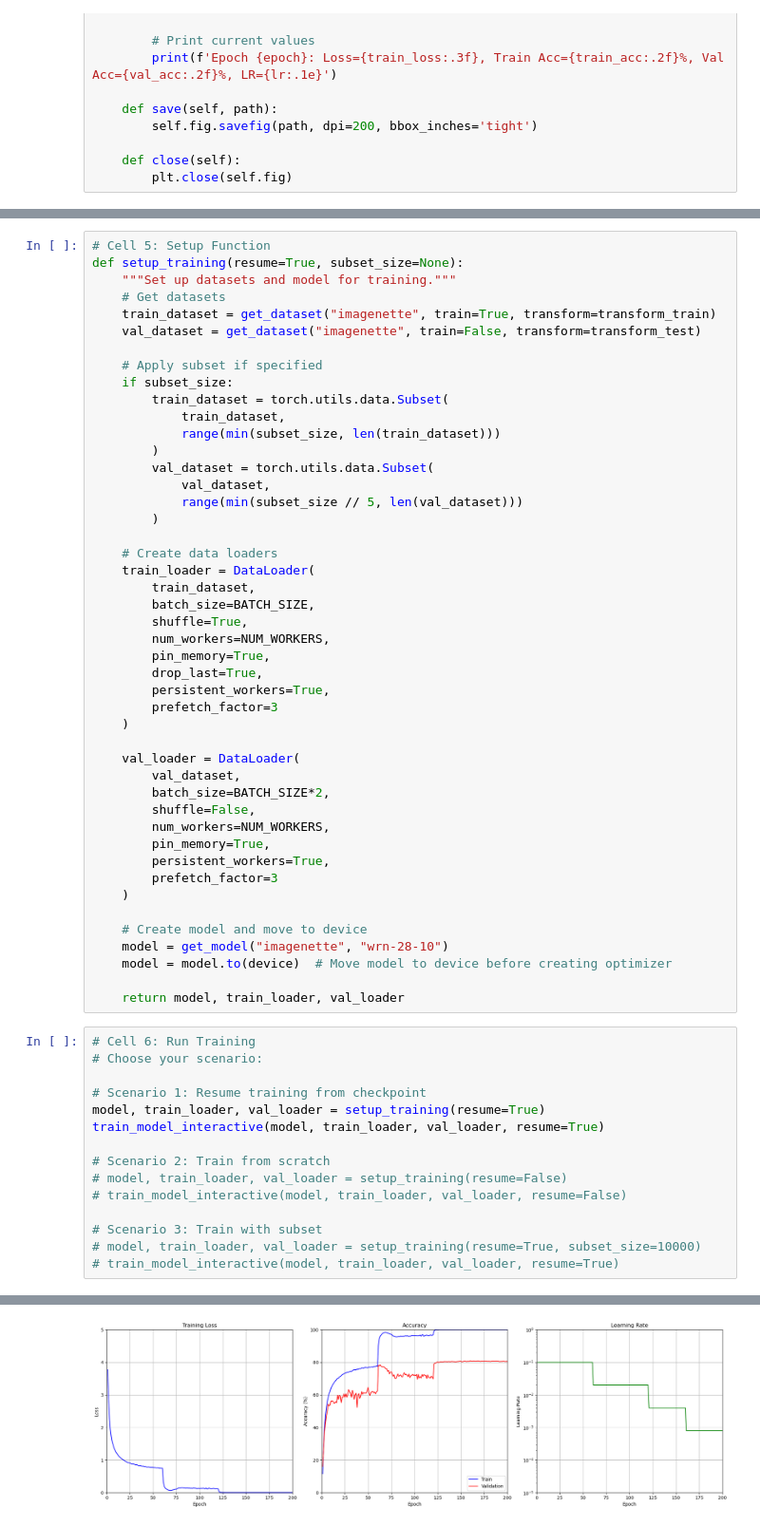
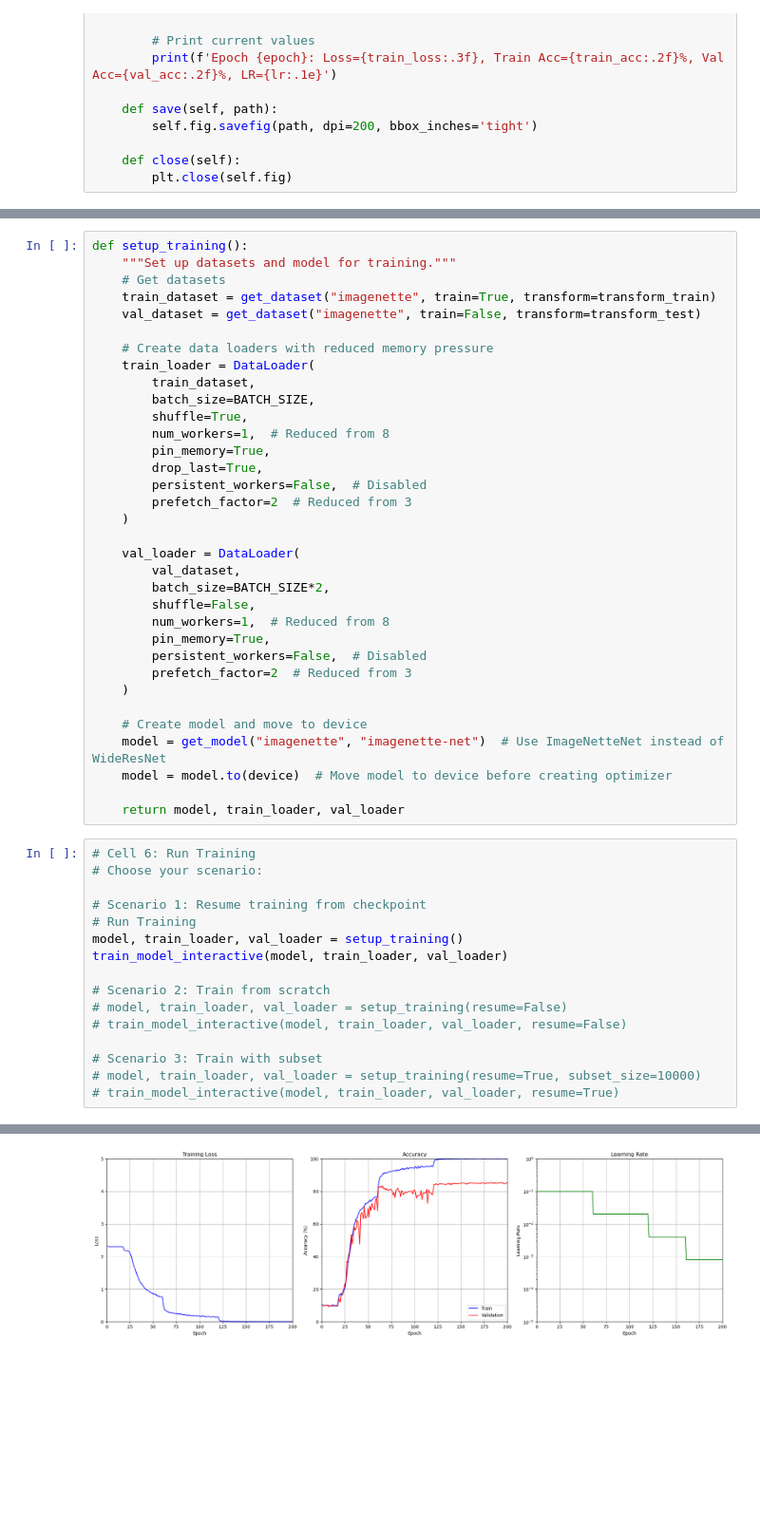
Before and after one commit to briancphillips/claasify5, a Jupyter notebook: examples/interactive_training_imagenette.ipynb, the cells around one changed output, grey strips where cells are left out. Shown: that part at 95% size. Cells and saved outputs as stored; diff of their text form; blank space fills up the shorter version.

```diff
--- a/examples/interactive_training_imagenette.ipynb
+++ b/examples/interactive_training_imagenette.ipynb
@@ -336,66 +344,55 @@ def train_model_interactive(model, train_loader, val_loader, epochs=200, resume=
     logger.info(f'Training completed. Best accuracy: {best_acc:.2f}%')
     return best_acc > 50
 # %%
-# Cell 5: Setup Function
-def setup_training(resume=True, subset_size=None):
+def setup_training():
     """Set up datasets and model for training."""
     # Get datasets
     train_dataset = get_dataset("imagenette", train=True, transform=transform_train)
     val_dataset = get_dataset("imagenette", train=False, transform=transform_test)
 
-    # Apply subset if specified
-    if subset_size:
-        train_dataset = torch.utils.data.Subset(
-            train_dataset,
-            range(min(subset_size, len(train_dataset)))
-        )
-        val_dataset = torch.utils.data.Subset(
-            val_dataset,
-            range(min(subset_size // 5, len(val_dataset)))
-        )
-
-    # Create data loaders
+    # Create data loaders with reduced memory pressure
     train_loader = DataLoader(
         train_dataset,
         batch_size=BATCH_SIZE,
         shuffle=True,
-        num_workers=NUM_WORKERS,
+        num_workers=1,  # Reduced from 8
         pin_memory=True,
         drop_last=True,
-        persistent_workers=True,
-        prefetch_factor=3
+        persistent_workers=False,  # Disabled
+        prefetch_factor=2  # Reduced from 3
     )
 
     val_loader = DataLoader(
         val_dataset,
         batch_size=BATCH_SIZE*2,
         shuffle=False,
-        num_workers=NUM_WORKERS,
+        num_workers=1,  # Reduced from 8
         pin_memory=True,
-        persistent_workers=True,
-        prefetch_factor=3
+        persistent_workers=False,  # Disabled
+        prefetch_factor=2  # Reduced from 3
     )
 
     # Create model and move to device
-    model = get_model("imagenette", "wrn-28-10")
+    model = get_model("imagenette", "imagenette-net")  # Use ImageNetteNet instead of WideResNet
     model = model.to(device)  # Move model to device before creating optimizer
 
     return model, train_loader, val_loader
 # %%
 # Cell 6: Run Training
 # Choose your scenario:
 
 # Scenario 1: Resume training from checkpoint
-model, train_loader, val_loader = setup_training(resume=True)
-train_model_interactive(model, train_loader, val_loader, resume=True)
+# Run Training
+model, train_loader, val_loader = setup_training()
+train_model_interactive(model, train_loader, val_loader)
 
 # Scenario 2: Train from scratch
 # model, train_loader, val_loader = setup_training(resume=False)
 # train_model_interactive(model, train_loader, val_loader, resume=False)
 
 # Scenario 3: Train with subset
 # model, train_loader, val_loader = setup_training(resume=True, subset_size=10000)
 # train_model_interactive(model, train_loader, val_loader, resume=True)
 # %% [output]
 <Figure size 640x480 with 0 Axes>
-[figure, old version]
+[figure, new version]
```
Also changed, not shown: parts of 4 cells of this notebook, 4 other files.
